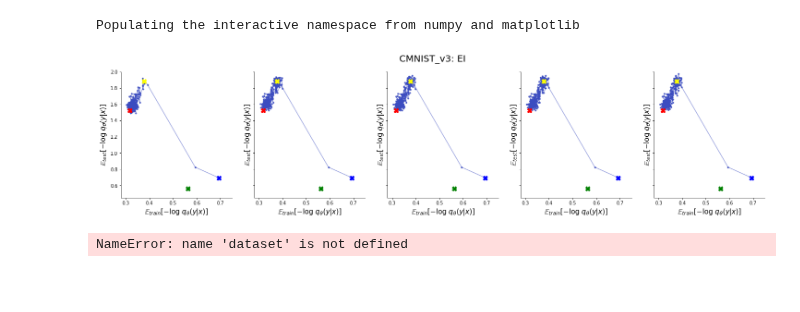
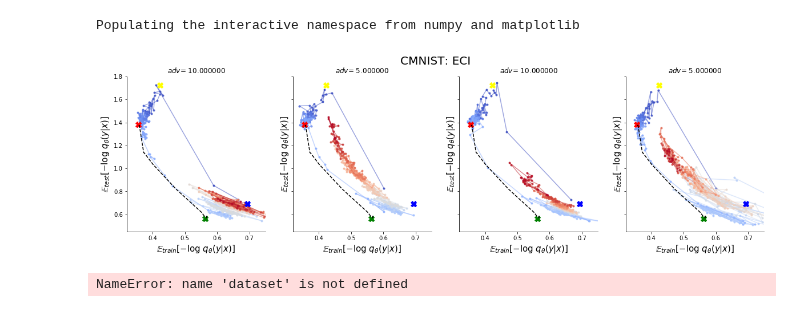
Before and after one commit to mfederici/JADE, a Jupyter notebook: results.ipynb, the cells around one changed output. Drawn from its saved outputs; the diff is of its cells as text; code cells hidden in the pictures; blank space fills up the shorter version.

```diff
--- a/results.ipynb
+++ b/results.ipynb
@@ -26,10 +26,13 @@ api = wandb.Api()
 # vREx 40nt7jv7
 
 
+#ECI k11d1uqn
 sweeps = {
     'CMNIST':{
         'VIB':{'id':'xsebr6xx', 'color':'r', 'sortkey':'model.params.beta_scheduler.params.end_value'},
-        'ECI':{'id':'k11d1uqn', 'color':'g', 'sortkey':'model.params.beta_scheduler.params.end_value'},
+        'ECI':{'id':'n7um0jjf', 'color':'g', 'sortkey':'model.params.beta_scheduler.params.end_value',
+              'run_title':{'name':'$adv$',
+                            'param':'model.params.n_adv_steps'}},
         'vREx':{'id':'21lfmvkn', 'color':'b','sortkey':'model.params.beta_scheduler.params.end_value'},
         'IRM':{'id':'mklx63tf', 'color':'y', 'sortkey':'model.params.beta_scheduler.params.end_value'},
         'EI':{'id':'ww2drts5', 'color':'k', 'sortkey':'model.params.beta_scheduler.params.end_value'}
@@ -132,9 +135,9 @@ def _sample_data(run, samples=None, consider_last=None):
 
 process_run = {
     'CMNIST': {
-        'get_last': get_last_mixed_data,
-        'get_all': get_last_mixed_data,
-        'sample': sample_data
+        'get_last': _get_last_data,
+        'get_all': _get_last_data,
+        'sample': _sample_data
     },
     'CMNIST_v2': {
         'get_last': get_last_data,
@@ -400,8 +403,8 @@ def decorate_plot(config, ax):
     ax.set_xlabel('$\\mathbb{E}_{train}[-\\log\\ q_\\theta(y|x)]$', size=15)
     ax.set_ylabel('$\\mathbb{E}_{test}[-\\log\\ q_\\theta(y|x)]$', size=15)
 # %%
-dataset = 'CMNIST_v3'
-model = 'EI'
+dataset = 'CMNIST'
+model = 'ECI'
 
 sweep = api.sweep('causal-mib/%s'%sweeps[dataset][model]['id'])
 
@@ -421,36 +424,36 @@ if 'run_title' in sweeps[dataset][model]:
 
 cmap = plt.get_cmap('coolwarm')
 
 f, ax = plt.subplots(1,len(runs), figsize=(5*len(runs),5), sharex=True, sharey=True)
 if len(sweep.runs)==1:
     ax = [ax]
 
 sns.despine()
 
 f.suptitle('%s: %s'%(dataset, model), size=20)
 
 for j,run in enumerate(tqdm(runs)):
 
     if title_param:
         ax[j].set_title('%s= %f'%(title_name, run.config[title_param]))
 
-    run_data = process_run[dataset]['get_all'](run)
-    colors = np.array([cmap(v/run_data['step'].values.max()//2) for v in run_data['step'].values[:len(run_data['step'].values)//2]])
+    run_data = process_run[dataset]['sample'](run,10000)
+    colors = np.array([cmap(v/run_data['step'].values.max()) for v in run_data['step'].values[:len(run_data['step'].values)]])
 
 
     for i in range(len(colors)):
         ax[j].plot(run_data['train'][i], run_data['test'][i],'.',color=colors[i], alpha=0.8)
         ax[j].plot(run_data['train'][i:i+2], run_data['test'][i:i+2],'-',color=colors[i], alpha=0.5)
 
     decorate_plot(t_results[dataset], ax[j])
 
 
 
         #ax[j].set_title(run_name, fontsize=20)
 
 #ax[-1].legend(fontsize=12)
 # %% [output]
-[figure, old version]
+[figure, new version]
 # %%
 sweeps[dataset][model]
 # %% [output]
```
Also changed, not shown: 5 other files.
